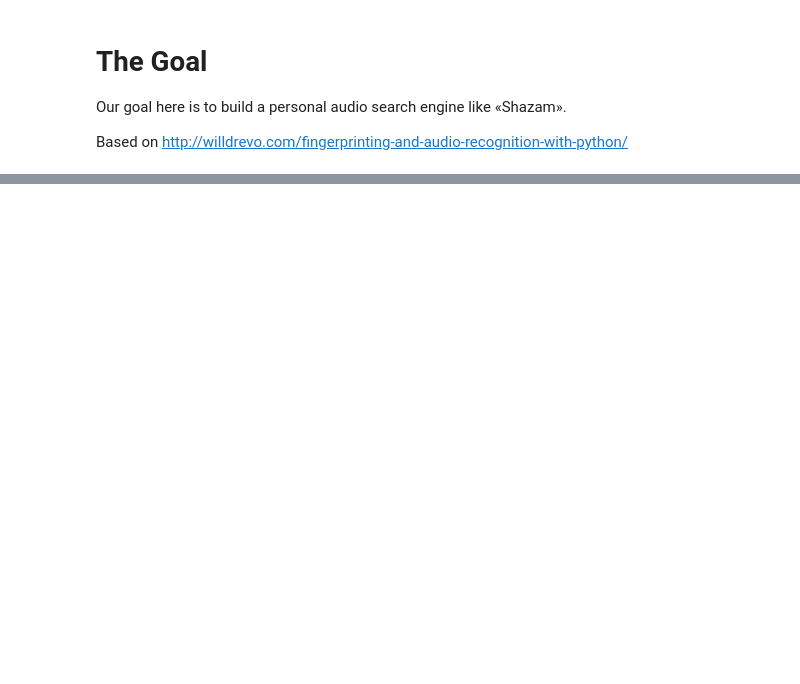
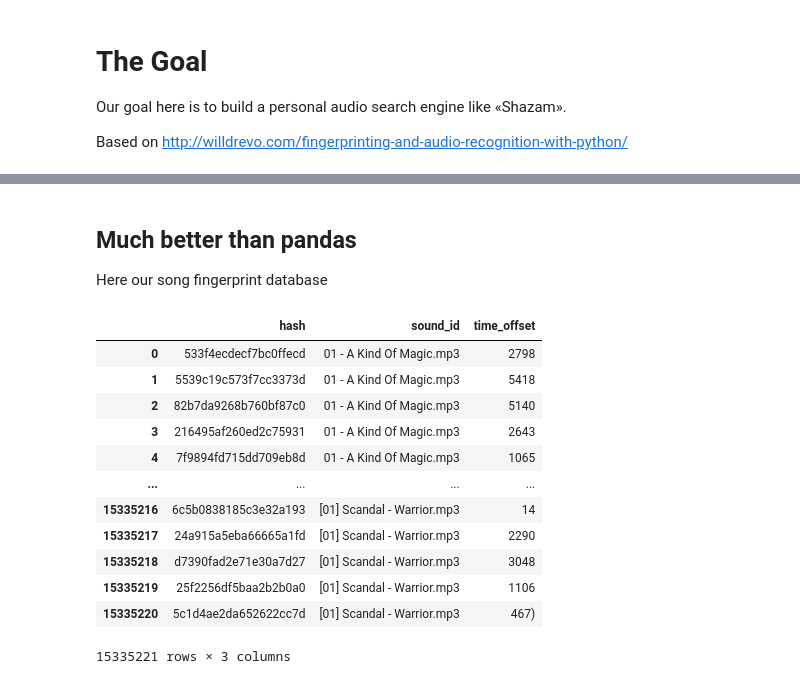
Before and after one commit to levabd/audio-search-engine, a Jupyter notebook: SearchEngine.ipynb, the cells around one changed output, grey strips where cells are left out. Saved outputs shown, nothing was run; the diff lists cells and outputs as text; code cells hidden in the pictures; blank space fills up the shorter version.

```diff
--- a/SearchEngine.ipynb
+++ b/SearchEngine.ipynb
@@ -240,0 +128,20 @@ print("Indexes saved with size(Bytes): {}".format(os.stat('indexes/music.idx').s
+# %%
+%%time
+
+music_index_list = []
+
+with open("indexes/music_idx.idx") as f:
+    song_idxs = f.readlines()
+
+for song_idx in tqdm(song_idxs):
+    song = song_idx.split(',', 1)
+    song_id = song[0]
+    song_hashes = song[1][1:][:-1]  # Delete first and last brackets
+    for hash_pair in song_hashes.split('),('):
+        hash_pair_list = hash_pair.split(',')
+        music_index_list.append(
+                 {
+                     'sound_id': song_id,
+                     'hash': hash_pair_list[0][1:][:-1],
+                     'time_offset': hash_pair_list[1]
+                 })
@@ -240,0 +151,21 @@ print("Indexes saved with size(Bytes): {}".format(os.stat('indexes/music.idx').s
+# %% [markdown]
+## Much better than pandas
+
+Here our song fingerprint database
+# %%
+music_index = pd.DataFrame(music_index_list)
+music_index
+# %% [output]
+|  | hash | sound_id | time_offset |
+| 0 | 533f4ecdecf7bc0ffecd | 01 - A Kind Of Magic.mp3 | 2798 |
+| 1 | 5539c19c573f7cc3373d | 01 - A Kind Of Magic.mp3 | 5418 |
+| 2 | 82b7da9268b760bf87c0 | 01 - A Kind Of Magic.mp3 | 5140 |
+| 3 | 216495af260ed2c75931 | 01 - A Kind Of Magic.mp3 | 2643 |
+| 4 | 7f9894fd715dd709eb8d | 01 - A Kind Of Magic.mp3 | 1065 |
+| ... | ... | ... | ... |
+| 15335216 | 6c5b0838185c3e32a193 | [01] Scandal - Warrior.mp3 | 14 |
+| 15335217 | 24a915a5eba66665a1fd | [01] Scandal - Warrior.mp3 | 2290 |
+| 15335218 | d7390fad2e71e30a7d27 | [01] Scandal - Warrior.mp3 | 3048 |
+| 15335219 | 25f2256df5baa2b2b0a0 | [01] Scandal - Warrior.mp3 | 1106 |
+| 15335220 | 5c1d4ae2da652622cc7d | [01] Scandal - Warrior.mp3 | 467) |
+15335221 rows × 3 columns
```
Also changed, not shown: parts of 27 cells of this notebook, 25 other files.
